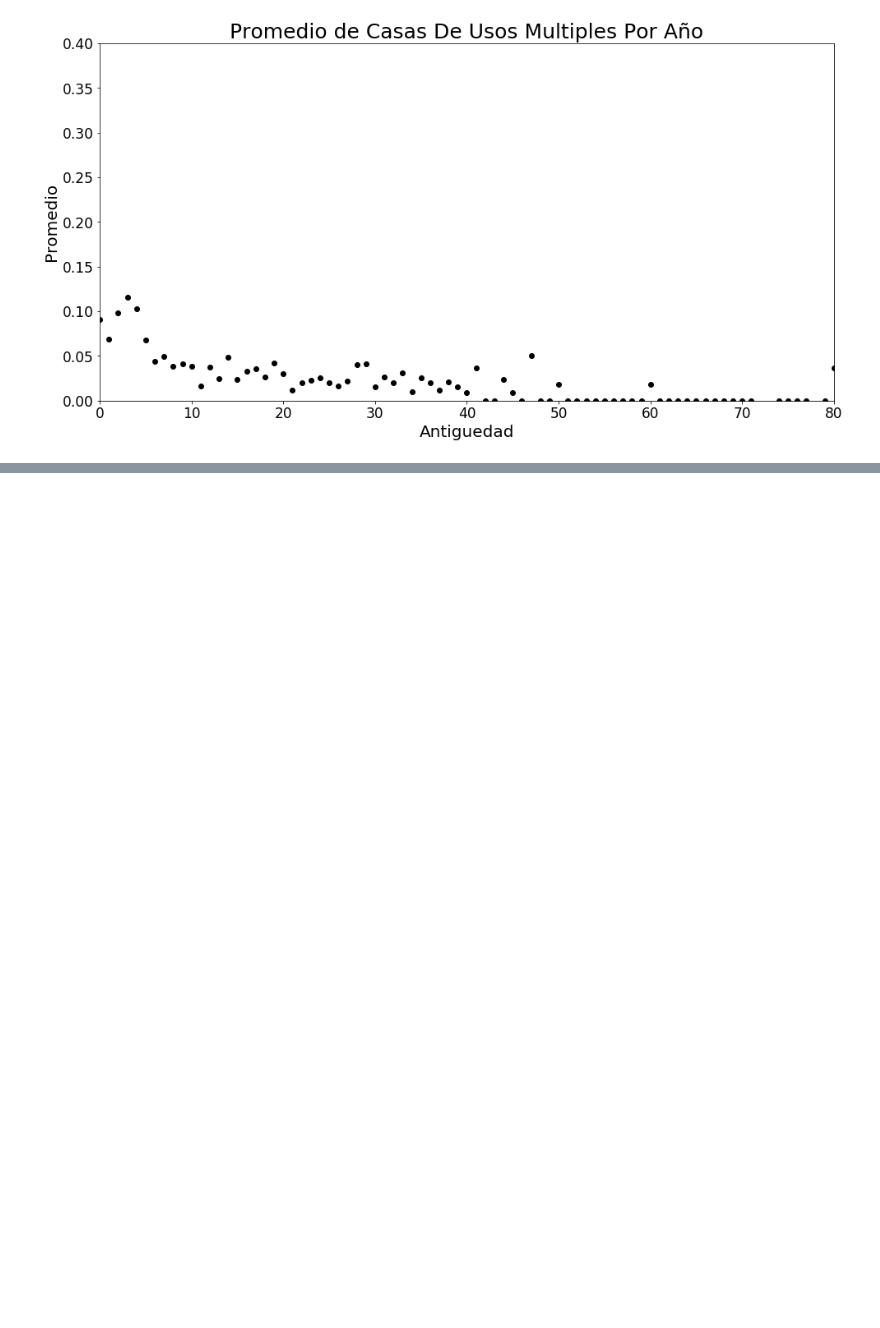
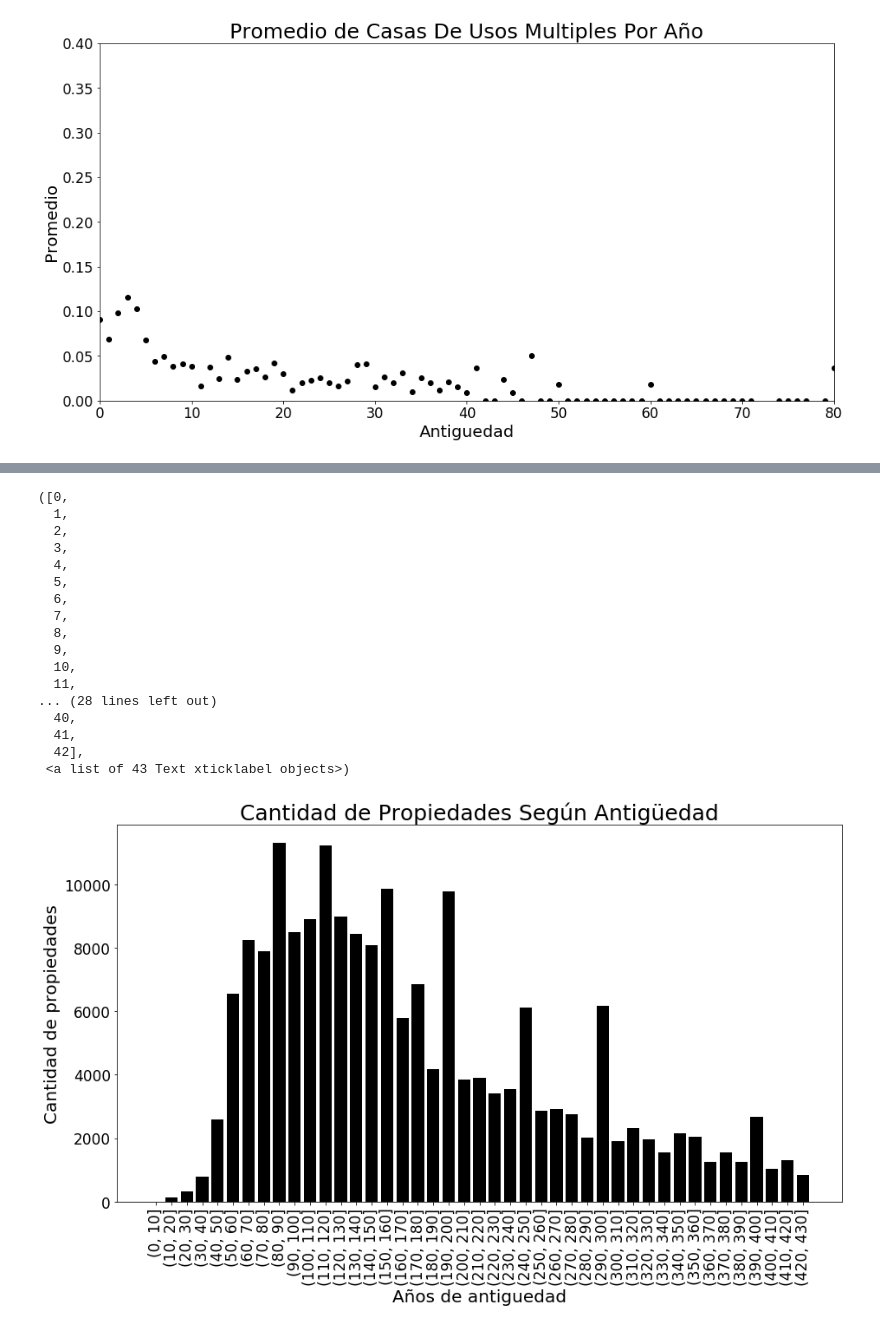
Before and after one commit to komod0/TPs-Org.Datos, a Jupyter notebook: tp1/nbandres.ipynb, the cells around one changed output, grey strips where cells are left out. Drawn from its saved outputs; the diff is of its cells as text; code cells hidden in the pictures; blank space fills up the shorter version.

Commit message:
relacion metros cubiertos - atributos generales

```diff
--- a/tp1/nbandres.ipynb
+++ b/tp1/nbandres.ipynb
@@ -1186,3 +1186,9 @@ plt.xlim([0, 80]);
 plt.plot(x, 'o', color='black');
 # %% [output]
 [figure]
+# %%
+dfok['CantLujos']=((dfok['TienePileta']) +
+                    (dfok['TieneGimnasio']) +
+                    (dfok['TieneUsosMultiples'])
+                    #+(dfok['CantGarages']>1)
+                                              )
@@ -1188,0 +1208,33 @@ plt.plot(x, 'o', color='black');
+# %%
+bins = pd.cut(dfok["MetrosCuadradosTotales"], [i for i in range(0, 440, 10)])
+df_ant = dfok.groupby(bins).size()
+fig = plt.figure(figsize = (15, 8))
+ax = fig.add_subplot(111)
+ax.set_aspect('auto')
+plt.bar(df_ant.index.astype(str), df_ant.values, color = 'black')
+plt.xlabel("Años de antiguedad", fontsize=20)
+plt.ylabel("Cantidad de propiedades",fontsize=20)
+plt.title("Cantidad de Propiedades Según Antigüedad", fontsize=25);
+plt.tick_params(axis='both', which='major', labelsize = 17)
+plt.tick_params(axis='both', which='minor', labelsize = 17)
+plt.xticks(rotation = 90)
+#No sirvió
+# %% [output]
+([0,
+  1,
+  2,
+  3,
+  4,
+  5,
+  6,
+  7,
+  8,
+  9,
+  10,
+  11,
+... (28 lines left out)
+  40,
+  41,
+  42],
+ <a list of 43 Text xticklabel objects>)
+[figure, added]
```
Also changed, not shown: parts of 20 cells of this notebook.
